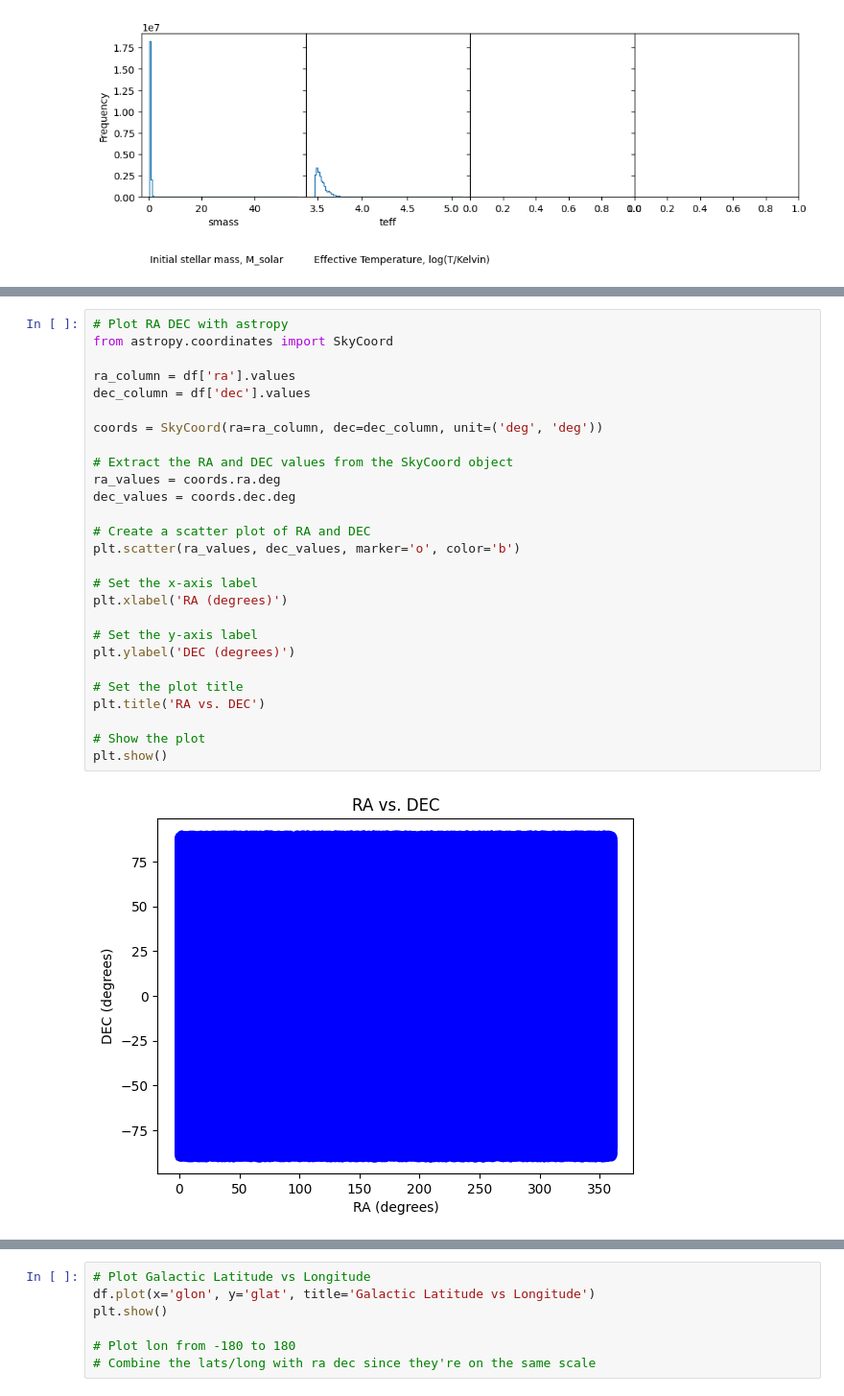
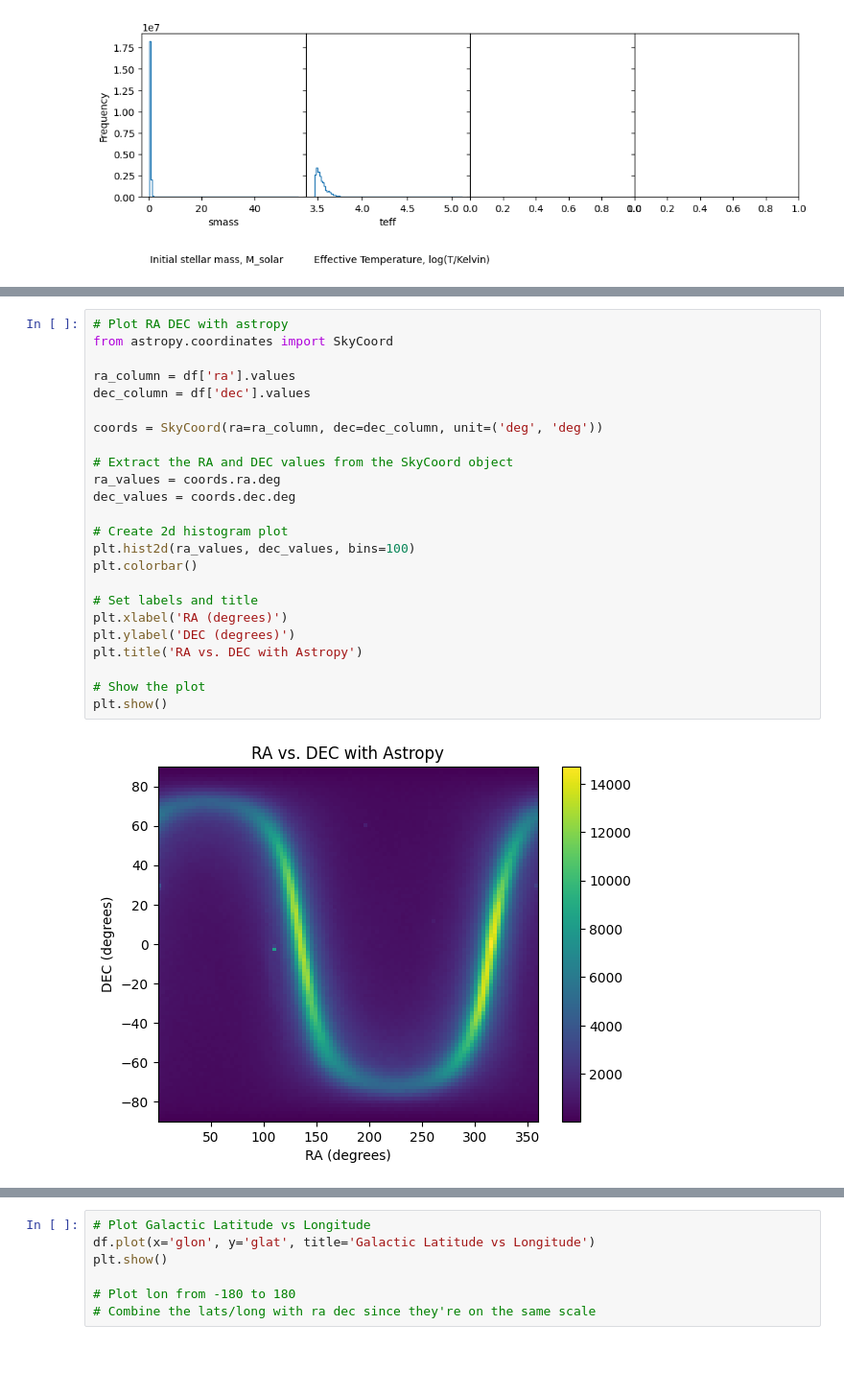
Before and after one commit to aeden2019/ananke_vera_rubin, a Jupyter notebook: vera_rubin.ipynb, the cells around one changed output, grey strips where cells are left out. Shown at 96% size. Cells and saved outputs as stored; diff of their text form; blank space fills up the shorter version.

Commit message:
introduced new graphs
Created combined graphs for ra/dec, glat/glon, px/py/px, and magnitudes. Also created density profile.

```diff
--- a/vera_rubin.ipynb
+++ b/vera_rubin.ipynb
@@ -266,29 +307,26 @@ plt.show()
 # %%
 # Plot RA DEC with astropy
 from astropy.coordinates import SkyCoord
 
 ra_column = df['ra'].values
 dec_column = df['dec'].values
 
 coords = SkyCoord(ra=ra_column, dec=dec_column, unit=('deg', 'deg'))
 
 # Extract the RA and DEC values from the SkyCoord object
 ra_values = coords.ra.deg
 dec_values = coords.dec.deg
 
-# Create a scatter plot of RA and DEC
-plt.scatter(ra_values, dec_values, marker='o', color='b')
+# Create 2d histogram plot
+plt.hist2d(ra_values, dec_values, bins=100)
+plt.colorbar()
 
-# Set the x-axis label
+# Set labels and title
 plt.xlabel('RA (degrees)')
-
-# Set the y-axis label
 plt.ylabel('DEC (degrees)')
-
-# Set the plot title
-plt.title('RA vs. DEC')
+plt.title('RA vs. DEC with Astropy')
 
 # Show the plot
 plt.show()
 # %% [output]
-[figure, old version]
+[figure, new version]
```
Also changed, not shown: parts of 21 cells of this notebook.
